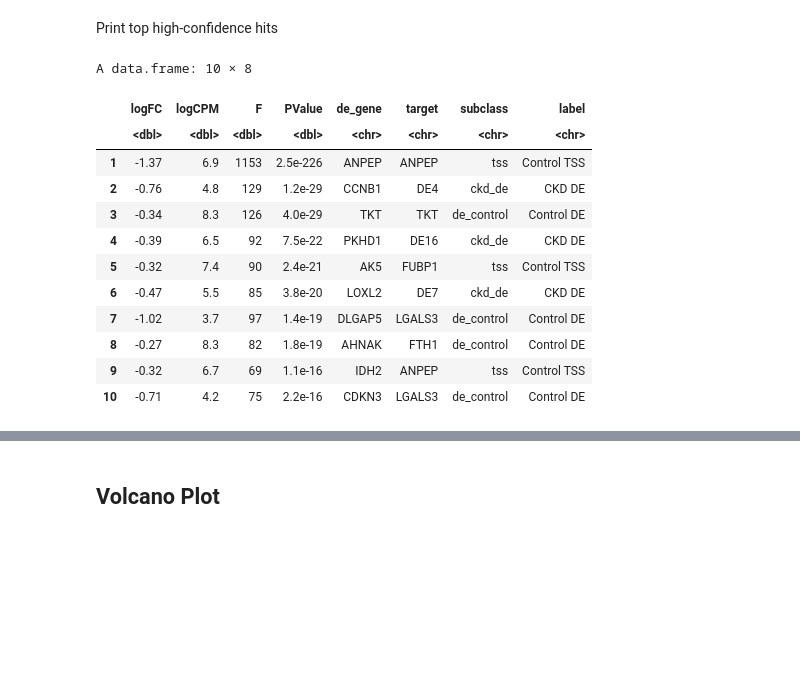
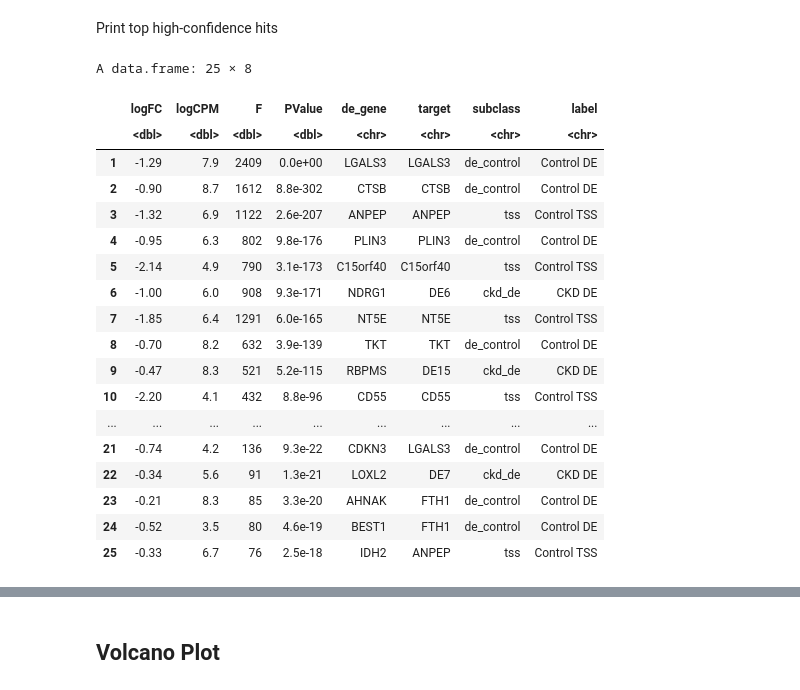
Before and after one commit to ucsf-lgr/ckd-workflow, a Jupyter notebook: secondary/04_DE_by_target_Pseudobulk_Only_Neigbors.ipynb, the cells around one changed output, grey strips where cells are left out. Cells and saved outputs as stored; diff of their text form; code cells hidden in the pictures; blank space fills up the shorter version.

```diff
--- a/secondary/04_DE_by_target_Pseudobulk_Only_Neigbors.ipynb
+++ b/secondary/04_DE_by_target_Pseudobulk_Only_Neigbors.ipynb
@@ -132,7 +132,7 @@ for(i in seq_along(libraries)){
 names(seurat_libs) <- libraries
 # %%
 cat(red("Using 3x threshold"))
-THRESHOLD_MULTIPLIER = 3
+THRESHOLD_MULTIPLIER = 1
 
 perturbed_cells_by_guide = list()
 
@@ -274,5 +276,5 @@ rs10224210 7 150716108 152716108
 # %%
-#list.save(neighbors_list, "/home/vsevim/prj/1012-ckd/S1/scripts/library_csv/neighbors_list.rds")
+neighbors_list = list.load("/home/vsevim/prj/1012-ckd/S1/scripts/library_csv/neighbors_list.rds")
 # %% [markdown]
 ### Q
 # %% [markdown]
@@ -444,12 +441,14 @@ The following object is masked from 'package:BiocGenerics':
 df_targets = unique(filter(df_guide, subclass=='ckd_de')[,c('alias','gene','subclass', 'label')])
 df_targets = unique(filter(df_guide, class=='targeting')[,c('alias','gene','subclass', 'label')])
 df_neighbor_de = NULL
+df_cell_counts = NULL
 test_use = "LR" #"MAST"  #"wilcox" "LR"
 guides_to_skip = c()  #c("DE6", "DE15")
 logfc_threshold = 0.01
 
 
 for(i in 1:nrow(df_targets)) {
+    is_de = FALSE
     target          = df_targets[i,'alias']
     target_subclass = df_targets[i, 'subclass']
     label           = df_targets[i, 'label']
@@ -459,6 +458,7 @@ for(i in 1:nrow(df_targets)) {
         ckd_de =
         neighbors = neighbors_list[[target]]
     } else {
+        is_de = TRUE
         neighbors = neighbors_list[[snp_id_or_gene_name]]
     }
 
@@ -468,25 +468,31 @@ for(i in 1:nrow(df_targets)) {
     }
     guides_4_target = get_guides_by_subclass(df_guide, 'alias', target)
     cat(blue(target, target,":"), paste(guides_4_target, collapse=","),"\n")
-    seurat_dummy <- mark_guide_pos_neg(seurat_rna, perturbed_cells_by_guide, guides_4_target, print_counts = T)
+    seurat_dummy <- mark_target_pos_neg(seurat_rna, perturbed_cells_by_guide, guides_4_target, print_counts = T)
     seurat_dummy$perturbation_status = Idents(seurat_dummy)
     #seurat_dummy$psbulk_replicate_id = paste0(seurat_dummy$donor, "_", seurat_dummy$perturbation_status)
     #Idents(seurat_dummy) = seurat_dummy$psbulk_replicate_id
     seurat_dummy$donor = paste0("donor", seurat_dummy$donor)
-    print(table(filter(seurat_dummy@meta.data, perturbation_status == 'guide_positive')$donor) )
+    print(table(filter(seurat_dummy@meta.data, perturbation_status == 'target_positive')$donor) )
 
-    counts <- AggregateExpression(
-        seurat_dummy,
-        assays = 'RNA',
-        slot = "counts",
-        return.seurat = FALSE
-    )
+
     # Use each donor as a replicate
     cluster_list = as.character(seurat_dummy$perturbation_status)
-    cluster_list[cluster_list == "guide_negative"] = 1
-    cluster_list[cluster_list == "guide_positive"] = 0
+    cluster_list[cluster_list == "target_negative"] = 1
+    cluster_list[cluster_list == "target_positive"] = 0
     seurat_dummy$cluster = as.factor(cluster_list)
     y = Seurat2PB(seurat_dummy, sample = "donor", cluster = 'cluster')
+
+    # Add target+/- counts to df_cell_counts
+    if(!is_de) {
+        df_dummy = as.data.frame(y$counts[target,])
+        colnames(df_dummy) = "count"
+        df_dummy$target <- target
+        df_dummy$label = rownames(df_dummy)
+        df_samples = y$samples
+        df_dummy = merge(df_dummy, df_samples, by = 0)
+        df_cell_counts = rbind(df_cell_counts, df_dummy)
+    }
 
     # Filter out small samples, lowly expressed genes.
     keep.samples <- y$samples$lib.size > 5e4
@@ -525,5 +531,6 @@ for(i in 1:nrow(df_targets)) {
     markers$label = label
     rownames(markers) <- NULL
     df_neighbor_de = rbind(df_neighbor_de, markers)
-    print(markers)
+    print(head(markers))
+    cat("-------------------------------------------------------\n\n")
 }
@@ -532,21 +570,27 @@ for(i in 1:nrow(df_targets)) {
 # %% [markdown]
 Print top high-confidence hits
 # %%
-df_neighbor_de %>% filter(logFC < 0) %>% arrange(PValue) %>% head(10)
+df_neighbor_de %>% filter(logFC < 0) %>% arrange(PValue) %>% head(25)
 # %% [output]
-A data.frame: 10 × 8
+A data.frame: 25 × 8
 |  | logFC | logCPM | F | PValue | de_gene | target | subclass | label |
 |  | <dbl> | <dbl> | <dbl> | <dbl> | <chr> | <chr> | <chr> | <chr> |
-| 1 | -1.37 | 6.9 | 1153 | 2.5e-226 | ANPEP | ANPEP | tss | Control TSS |
-| 2 | -0.76 | 4.8 | 129 | 1.2e-29 | CCNB1 | DE4 | ckd_de | CKD DE |
-| 3 | -0.34 | 8.3 | 126 | 4.0e-29 | TKT | TKT | de_control | Control DE |
-| 4 | -0.39 | 6.5 | 92 | 7.5e-22 | PKHD1 | DE16 | ckd_de | CKD DE |
-| 5 | -0.32 | 7.4 | 90 | 2.4e-21 | AK5 | FUBP1 | tss | Control TSS |
-| 6 | -0.47 | 5.5 | 85 | 3.8e-20 | LOXL2 | DE7 | ckd_de | CKD DE |
-| 7 | -1.02 | 3.7 | 97 | 1.4e-19 | DLGAP5 | LGALS3 | de_control | Control DE |
-| 8 | -0.27 | 8.3 | 82 | 1.8e-19 | AHNAK | FTH1 | de_control | Control DE |
-| 9 | -0.32 | 6.7 | 69 | 1.1e-16 | IDH2 | ANPEP | tss | Control TSS |
-| 10 | -0.71 | 4.2 | 75 | 2.2e-16 | CDKN3 | LGALS3 | de_control | Control DE |
+| 1 | -1.29 | 7.9 | 2409 | 0.0e+00 | LGALS3 | LGALS3 | de_control | Control DE |
+| 2 | -0.90 | 8.7 | 1612 | 8.8e-302 | CTSB | CTSB | de_control | Control DE |
+| 3 | -1.32 | 6.9 | 1122 | 2.6e-207 | ANPEP | ANPEP | tss | Control TSS |
+| 4 | -0.95 | 6.3 | 802 | 9.8e-176 | PLIN3 | PLIN3 | de_control | Control DE |
+| 5 | -2.14 | 4.9 | 790 | 3.1e-173 | C15orf40 | C15orf40 | tss | Control TSS |
+| 6 | -1.00 | 6.0 | 908 | 9.3e-171 | NDRG1 | DE6 | ckd_de | CKD DE |
+| 7 | -1.85 | 6.4 | 1291 | 6.0e-165 | NT5E | NT5E | tss | Control TSS |
+| 8 | -0.70 | 8.2 | 632 | 3.9e-139 | TKT | TKT | de_control | Control DE |
+| 9 | -0.47 | 8.3 | 521 | 5.2e-115 | RBPMS | DE15 | ckd_de | CKD DE |
+| 10 | -2.20 | 4.1 | 432 | 8.8e-96 | CD55 | CD55 | tss | Control TSS |
+| ... | ... | ... | ... | ... | ... | ... | ... | ... |
+| 21 | -0.74 | 4.2 | 136 | 9.3e-22 | CDKN3 | LGALS3 | de_control | Control DE |
+| 22 | -0.34 | 5.6 | 91 | 1.3e-21 | LOXL2 | DE7 | ckd_de | CKD DE |
+| 23 | -0.21 | 8.3 | 85 | 3.3e-20 | AHNAK | FTH1 | de_control | Control DE |
+| 24 | -0.52 | 3.5 | 80 | 4.6e-19 | BEST1 | FTH1 | de_control | Control DE |
+| 25 | -0.33 | 6.7 | 76 | 2.5e-18 | IDH2 | ANPEP | tss | Control TSS |
 # %%
 df_neighbor_de %>% filter((subclass == 'tss')) %>% filter(logFC < 0) %>% arrange(PValue) %>% head(20)
 # %% [output]
```
Also changed, not shown: parts of 60 cells of this notebook, 3 other files.
